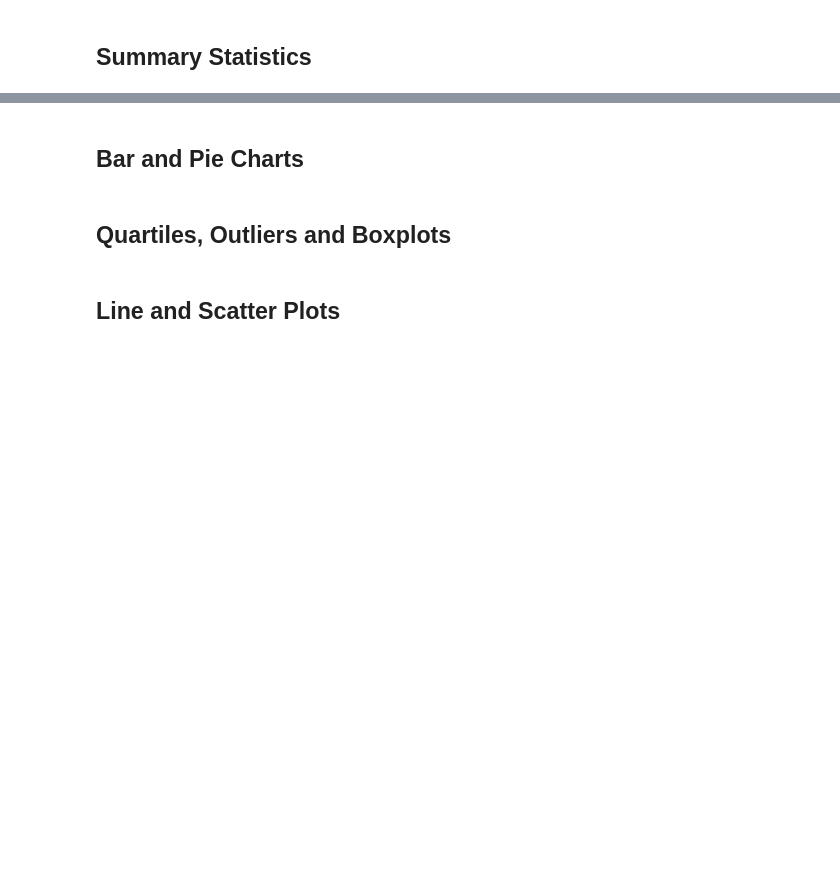
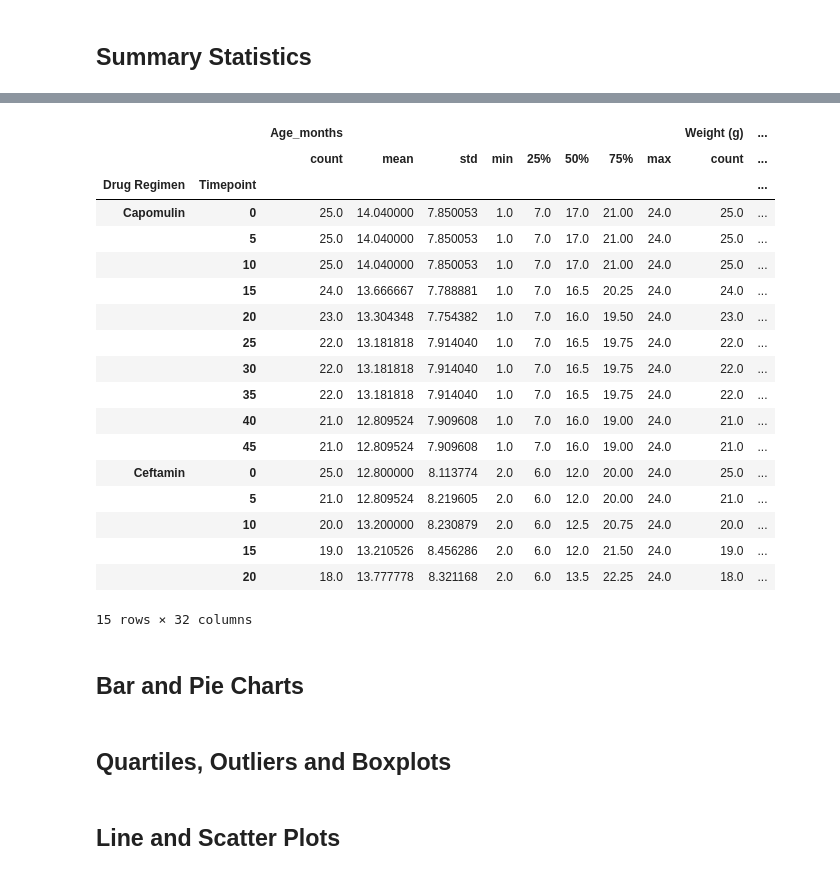
Before and after one commit to GStout17/Matplotlib-Challenge, a Jupyter notebook: Pymaceuticals_SCC _Tumor_Study.ipynb, the cells around one changed output, grey strips where cells are left out. Cells and saved outputs as stored; diff of their text form; code cells hidden in the pictures; blank space fills up the shorter version.

Commit message:
Cleaned up Mouse ID Data & solved part of summary stats

```diff
--- a/Pymaceuticals_SCC _Tumor_Study.ipynb
+++ b/Pymaceuticals_SCC _Tumor_Study.ipynb
@@ -119,7 +178,32 @@ Name: Mouse ID, Length: 249, dtype: object>
 # %%
 # Generate a summary statistics table of mean, median, variance, standard deviation, and SEM of the tumor volume for each regimen
+#group data by drug and timepoint
+drug_data = clean_df.groupby(["Drug Regimen", "Timepoint"])
+
+drug_stats = drug_data.describe()
+drug_stats.head(15)
 
 # This method produces everything in a single groupby function
+# %% [output]
+|  |  | Age_months |  |  |  |  |  |  |  | Weight (g) | ... |
+|  |  | count | mean | std | min | 25% | 50% | 75% | max | count | ... |
+| Drug Regimen | Timepoint |  |  |  |  |  |  |  |  |  | ... |
+| Capomulin | 0 | 25.0 | 14.040000 | 7.850053 | 1.0 | 7.0 | 17.0 | 21.00 | 24.0 | 25.0 | ... |
+|  | 5 | 25.0 | 14.040000 | 7.850053 | 1.0 | 7.0 | 17.0 | 21.00 | 24.0 | 25.0 | ... |
+|  | 10 | 25.0 | 14.040000 | 7.850053 | 1.0 | 7.0 | 17.0 | 21.00 | 24.0 | 25.0 | ... |
+|  | 15 | 24.0 | 13.666667 | 7.788881 | 1.0 | 7.0 | 16.5 | 20.25 | 24.0 | 24.0 | ... |
+|  | 20 | 23.0 | 13.304348 | 7.754382 | 1.0 | 7.0 | 16.0 | 19.50 | 24.0 | 23.0 | ... |
+|  | 25 | 22.0 | 13.181818 | 7.914040 | 1.0 | 7.0 | 16.5 | 19.75 | 24.0 | 22.0 | ... |
+|  | 30 | 22.0 | 13.181818 | 7.914040 | 1.0 | 7.0 | 16.5 | 19.75 | 24.0 | 22.0 | ... |
+|  | 35 | 22.0 | 13.181818 | 7.914040 | 1.0 | 7.0 | 16.5 | 19.75 | 24.0 | 22.0 | ... |
+|  | 40 | 21.0 | 12.809524 | 7.909608 | 1.0 | 7.0 | 16.0 | 19.00 | 24.0 | 21.0 | ... |
+|  | 45 | 21.0 | 12.809524 | 7.909608 | 1.0 | 7.0 | 16.0 | 19.00 | 24.0 | 21.0 | ... |
+| Ceftamin | 0 | 25.0 | 12.800000 | 8.113774 | 2.0 | 6.0 | 12.0 | 20.00 | 24.0 | 25.0 | ... |
+|  | 5 | 21.0 | 12.809524 | 8.219605 | 2.0 | 6.0 | 12.0 | 20.00 | 24.0 | 21.0 | ... |
+|  | 10 | 20.0 | 13.200000 | 8.230879 | 2.0 | 6.0 | 12.5 | 20.75 | 24.0 | 20.0 | ... |
+|  | 15 | 19.0 | 13.210526 | 8.456286 | 2.0 | 6.0 | 12.0 | 21.50 | 24.0 | 19.0 | ... |
+|  | 20 | 18.0 | 13.777778 | 8.321168 | 2.0 | 6.0 | 13.5 | 22.25 | 24.0 | 18.0 | ... |
+15 rows × 32 columns
 # %% [markdown]
 ## Bar and Pie Charts
 # %%
```
Also changed, not shown: parts of 7 cells of this notebook.
